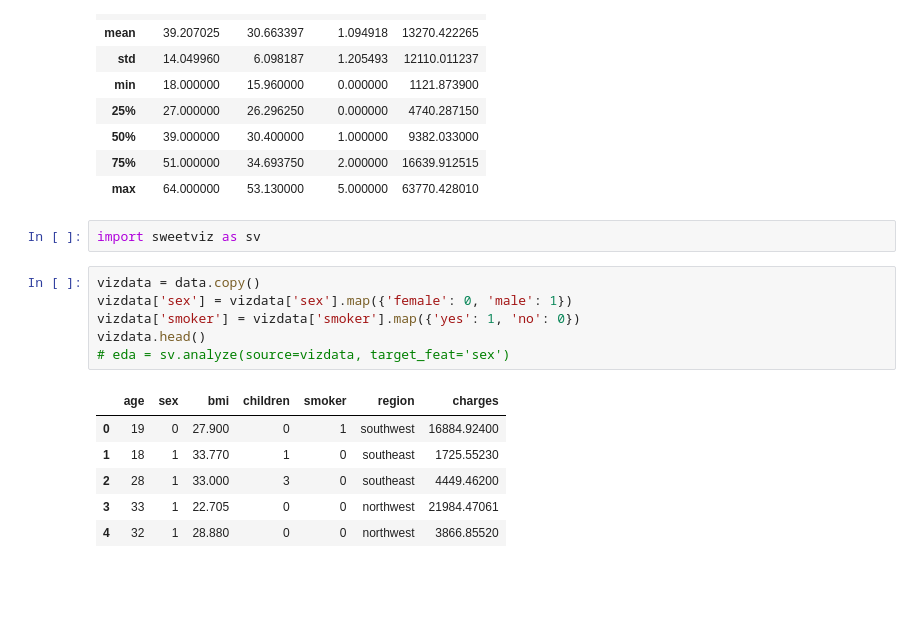
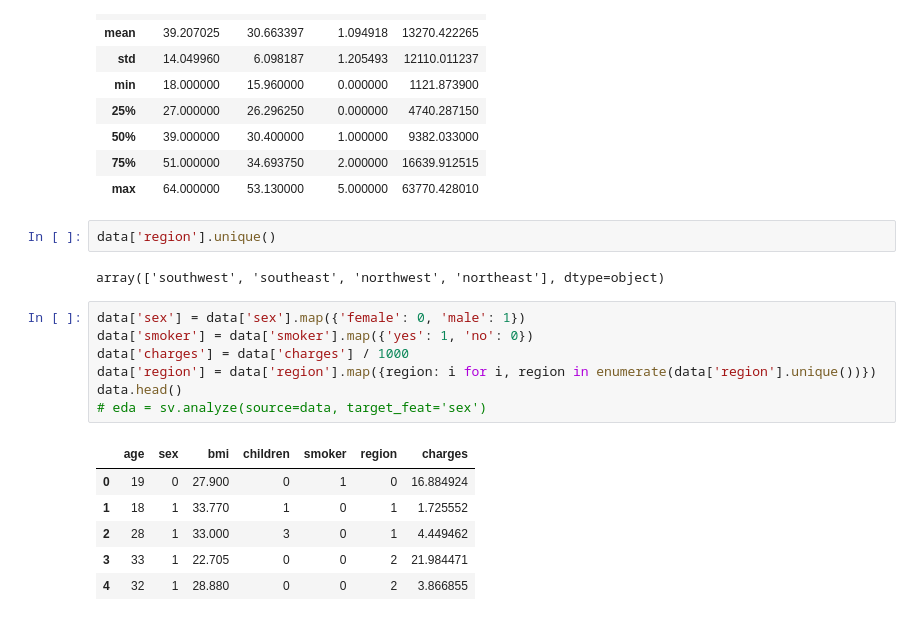
Before and after one commit to massilva/dominando-data-science, a Jupyter notebook: aula07.ipynb, the cells around one changed output. Cells and saved outputs as stored; diff of their text form; blank space fills up the shorter version.

```diff
--- a/aula07.ipynb
+++ b/aula07.ipynb
@@ -60,18 +62,21 @@ data.describe()
 | 50% | 39.000000 | 30.400000 | 1.000000 | 9382.033000 |
 | 75% | 51.000000 | 34.693750 | 2.000000 | 16639.912515 |
 | max | 64.000000 | 53.130000 | 5.000000 | 63770.428010 |
-# %%
-import sweetviz as sv
+# %%
+data['region'].unique()
+# %% [output]
+array(['southwest', 'southeast', 'northwest', 'northeast'], dtype=object)
 # %%
-vizdata = data.copy()
-vizdata['sex'] = vizdata['sex'].map({'female': 0, 'male': 1})
-vizdata['smoker'] = vizdata['smoker'].map({'yes': 1, 'no': 0})
-vizdata.head()
-# eda = sv.analyze(source=vizdata, target_feat='sex')
+data['sex'] = data['sex'].map({'female': 0, 'male': 1})
+data['smoker'] = data['smoker'].map({'yes': 1, 'no': 0})
+data['charges'] = data['charges'] / 1000
+data['region'] = data['region'].map({region: i for i, region in enumerate(data['region'].unique())})
+data.head()
+# eda = sv.analyze(source=data, target_feat='sex')
 # %% [output]
 |  | age | sex | bmi | children | smoker | region | charges |
-| 0 | 19 | 0 | 27.900 | 0 | 1 | southwest | 16884.92400 |
-| 1 | 18 | 1 | 33.770 | 1 | 0 | southeast | 1725.55230 |
-| 2 | 28 | 1 | 33.000 | 3 | 0 | southeast | 4449.46200 |
-| 3 | 33 | 1 | 22.705 | 0 | 0 | northwest | 21984.47061 |
-| 4 | 32 | 1 | 28.880 | 0 | 0 | northwest | 3866.85520 |
+| 0 | 19 | 0 | 27.900 | 0 | 1 | 0 | 16.884924 |
+| 1 | 18 | 1 | 33.770 | 1 | 0 | 1 | 1.725552 |
+| 2 | 28 | 1 | 33.000 | 3 | 0 | 1 | 4.449462 |
+| 3 | 33 | 1 | 22.705 | 0 | 0 | 2 | 21.984471 |
+| 4 | 32 | 1 | 28.880 | 0 | 0 | 2 | 3.866855 |
```
Also changed, not shown: parts of 20 cells of this notebook.
